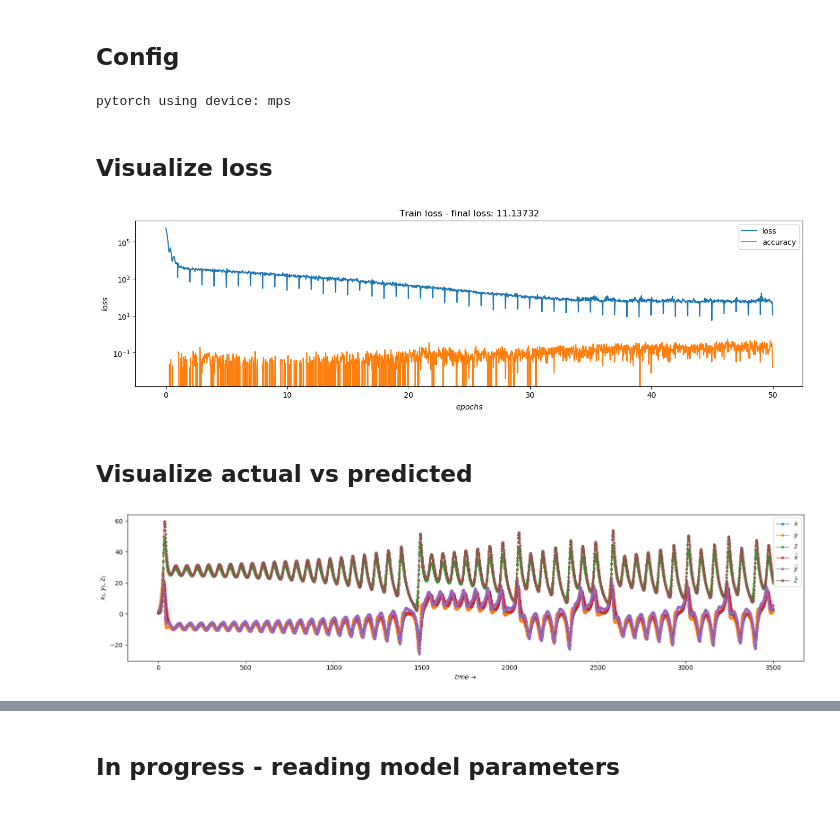
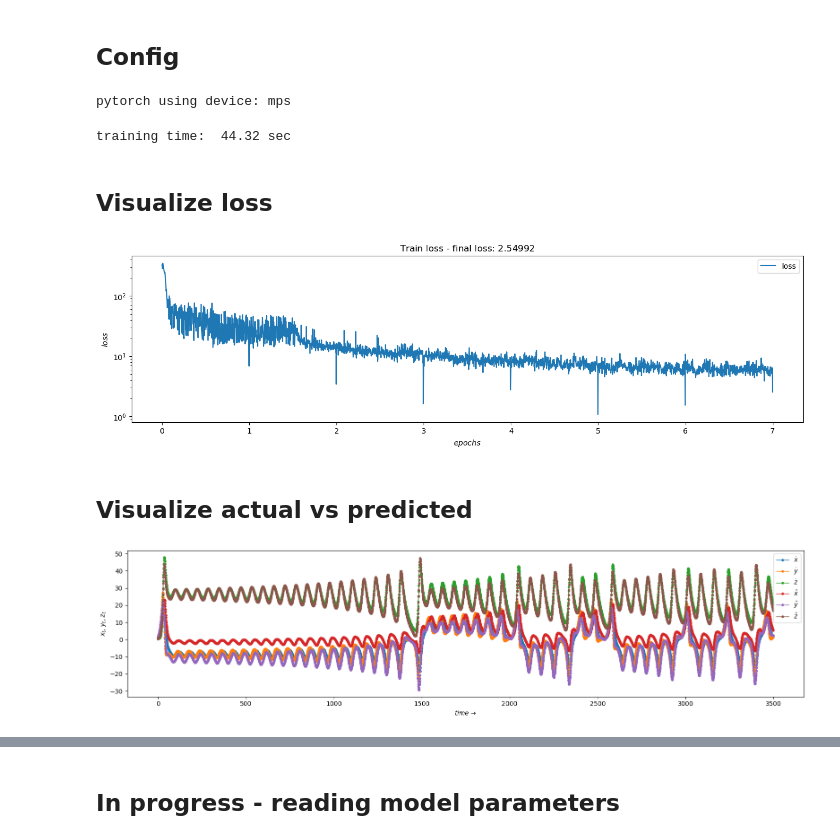
Before and after one commit to bartmarseille/iterate-torch-metal, a Jupyter notebook: iterate-lorentz-torch-meta.ipynb, the cells around one changed output, grey strips where cells are left out. Cells and saved outputs as stored; diff of their text form; code cells hidden in the pictures.

Commit message:
use random distributed train dataset and RMSE loss

```diff
--- a/iterate-lorentz-torch-meta.ipynb
+++ b/iterate-lorentz-torch-meta.ipynb
@@ -78,6 +76,7 @@ class Model3N3(nn.Module):
 
 
 def train(config, device):
+    start = time.time()
     torch_utils.reset_seed(config.seed)
 
     # create train data (x, y, z)
@@ -85,15 +84,17 @@ def train(config, device):
     x = np.linspace(-30., 30., n_steps)
     y = np.linspace(-30., 30., n_steps)
     z = np.linspace(0., 50., n_steps)
-    # X_train = np.array([x,y,z]).T
+    # create 3D meshgrid of x, y, z
     X_train = np.vstack(np.meshgrid(x,y,z)).reshape(-1,3)
     # shuffle
-    np.take(X_train, np.random.rand(X_train.shape[0]).argsort(), axis=0, out=X_train)
+    # np.take(X_train, np.random.rand(X_train.shape[0]).argsort(), axis=0, out=X_train)
+
+    # get the target values Y
     Y_train = ode_utils.rk4(ode_utils.lorentz_ode, X_train, t=1.0, **config.parameters)
 
+    # put X and Y in dataset, suited for Apple M1 GPU (Mps)
     train_dataset = torch_utils.MpsDataset(X_train, Y_train, device)
     train_loader = torch.utils.data.DataLoader(train_dataset, batch_size=config.batch_size, shuffle=True)
-    n_steps_per_epoch = math.ceil(len(train_loader.dataset) / config.batch_size)
 
     # init model
     model = Model3N3(config.num_hidden_units)
@@ -101,6 +102,7 @@ def train(config, device):
 
     # Make the loss and optimizer
     loss_fn = torch.nn.MSELoss(reduction='sum')
+
     if hasattr(config, 'weight_decay'):
         optimizer = torch.optim.Adam(params=model.parameters(), lr=config.learning_rate, weight_decay=config.weight_decay)
     else:
@@ -118,7 +120,8 @@ def train(config, device):
                 X, Y = X.to(device=config.device), Y.to(device=config.device)
                 optimizer.zero_grad()
                 Y_hat = model(X)
-                loss = loss_fn(Y_hat, Y)
+                # loss = loss_fn(Y_hat, Y)
+                loss = torch.sqrt(loss_fn(Y_hat, Y))
                 loss.backward()
                 optimizer.step()
 
@@ -126,14 +129,18 @@ def train(config, device):
                 accuracy = correct / config.batch_size
 
                 example_ct += len(Y)
-
                 tepoch.set_postfix(loss=loss.item(), accuracy=100.*accuracy, examples=f'{round(example_ct/1000, 0)}K')
 
                 train_loss.append(loss.item())
-
                 train_accuray.append(accuracy)
 
+    # calculate timesteps for the ODE trajectory
+    n_steps_per_epoch = math.ceil(len(train_loader.dataset) / config.batch_size)
     epoch_time = [x/n_steps_per_epoch for x in range(len(train_loss))]
+
+    end = time.time()
+    print(f'training time: {end - start: .2f} sec')
+
     return model, epoch_time, train_loss, train_accuray
 # %% [markdown]
 ## Config
@@ -145,21 +152,21 @@ config = SimpleNamespace(
     # train model
     num_experiments=1,
     model_name="Model3N3",
-    num_hidden_units=16,
+    num_hidden_units=6,
 
     # train regime
-    batch_size=256,
-    epochs=50,
+    batch_size=64,  # 64 better than 128
+    epochs=7,
 
     # train data
     dataset="lorentz ode",
     map_name="lorentz_ode",
     parameters = {'sigma': 10, 'beta': 8/3, 'rho': 28, 'dt': 0.01},
-    num_samples = 40*256,
+    num_samples = 30**3,  # 30**3 better than 40**3
 
     optimizer="Adam",
     learning_rate=2e-2,
-    weight_decay=1e-6,
+    weight_decay=1e-2,
 
     # device
     device="mps",
@@ -174,20 +181,21 @@ device  = torch_utils.get_device()
 model, epoch_time, train_loss, train_accuracy = train(config, device)
 # %% [output]
 pytorch using device: mps
+training time:  44.32 sec
 # %% [markdown]
 ## Visualize loss
 # %%
 fig, ax = plt.subplots(1, 1, figsize=(16, 4))
 ax.plot(epoch_time, train_loss, label='loss')
-ax.plot(epoch_time, train_accuracy, label='accuracy')
+# ax.plot(epoch_time, train_accuracy, label='accuracy')
 ax.set_title(f'Train loss - final loss: ${train_loss[-1]: .5f}$')
 ax.set_xlabel('$epochs$')
 ax.set_ylabel('$loss$')
 ax.set_yscale('log')
 ax.legend(loc="upper right")
 plt.show()
 # %% [output]
-[figure, old version]
+[figure, new version]
 # %% [markdown]
 ## Visualize actual vs predicted
 # %%
@@ -214,7 +222,7 @@ ax1.legend()
 
 plt.tight_layout()
 # %% [output]
-[figure, old version]
+[figure, new version]
 # %%
 x_dot, y_dot, z_dot = tuple(Y_dot.T)
 x_hat, y_hat, z_hat = tuple(Y_hat.T)
```
Also changed, not shown: parts of 3 cells of this notebook.
